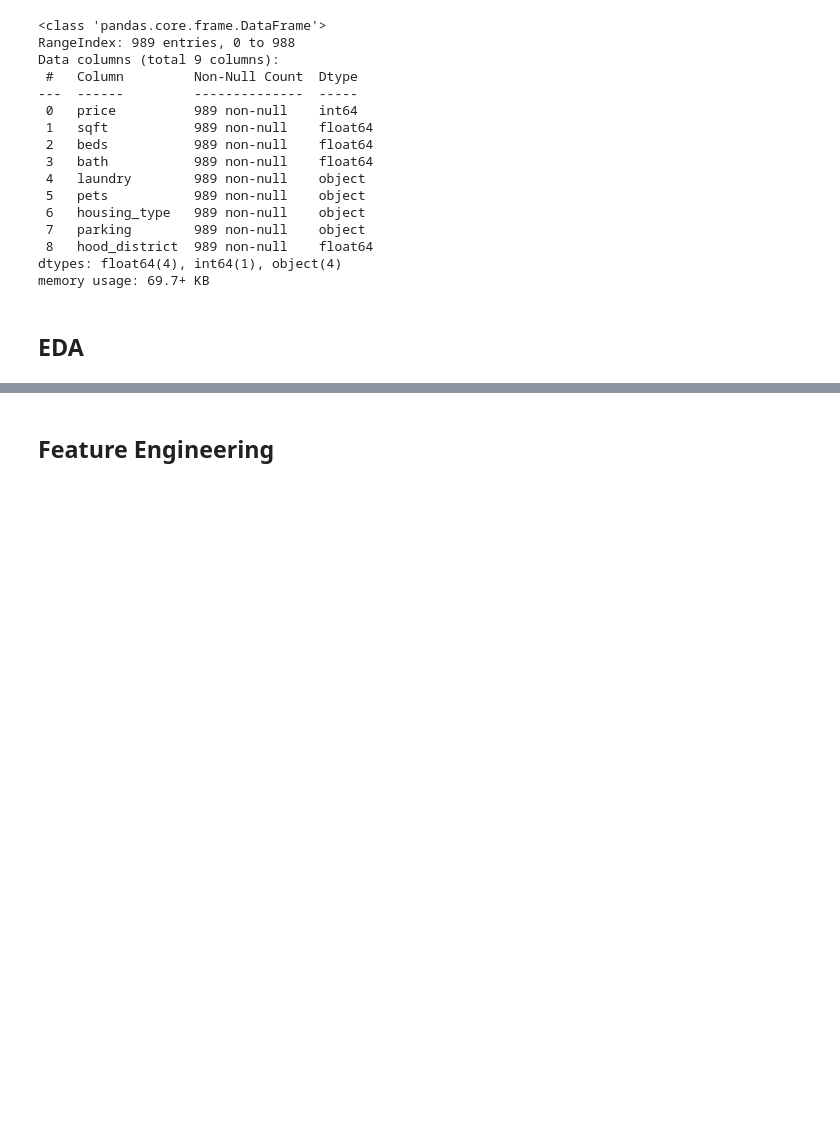
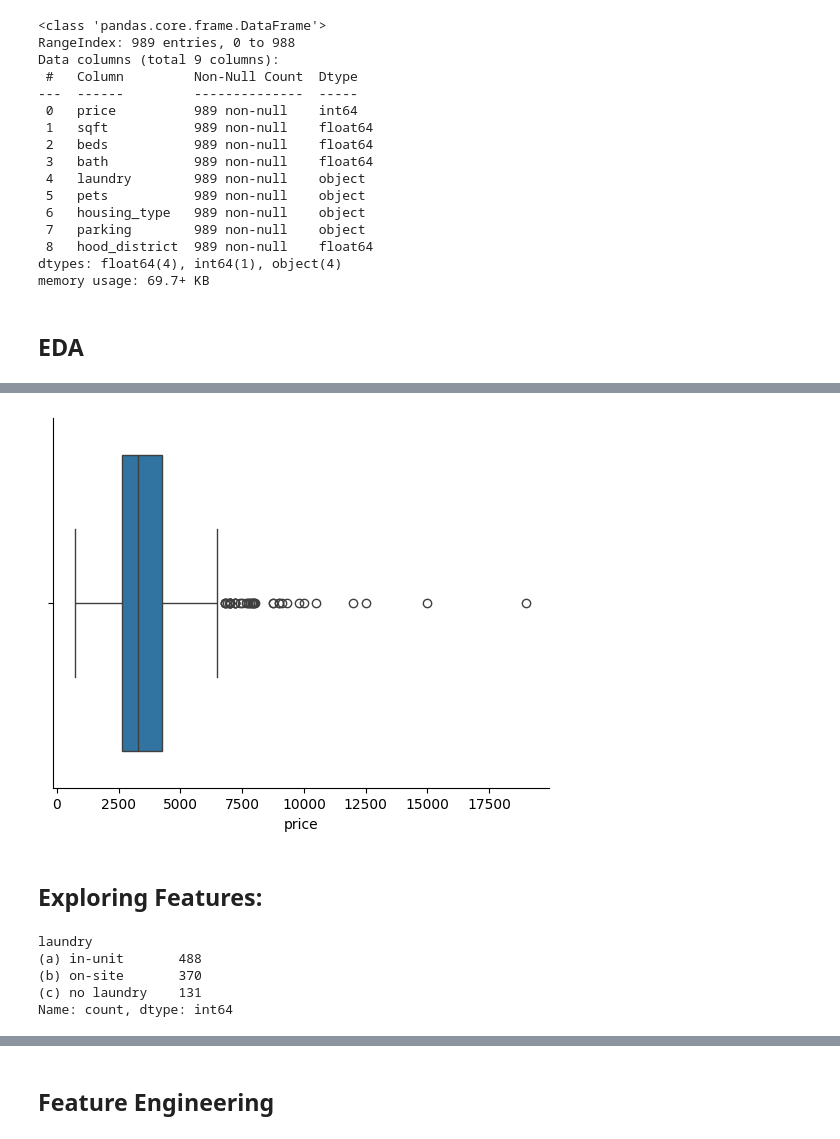
Before and after one commit to Proftg/SAN-FRANCISCO-RENT-PRICES, a Jupyter notebook: regression_modelling_project.ipynb, the cells around one changed output, grey strips where cells are left out. Drawn from its saved outputs; the diff is of its cells as text; code cells hidden in the pictures; blank space fills up the shorter version.

```diff
--- a/regression_modelling_project.ipynb
+++ b/regression_modelling_project.ipynb
@@ -73,0 +92,15 @@ memory usage: 69.7+ KB
+# %%
+sns.boxplot(x = rentals_df.price)
+sns.despine()
+# %% [output]
+[figure, added]
+# %% [markdown]
+## Exploring Features:
+# %%
+rentals_df["laundry"].value_counts()
+# %% [output]
+laundry
+(a) in-unit       488
+(b) on-site       370
+(c) no laundry    131
+Name: count, dtype: int64
```
Also changed, not shown: parts of 29 cells of this notebook.
